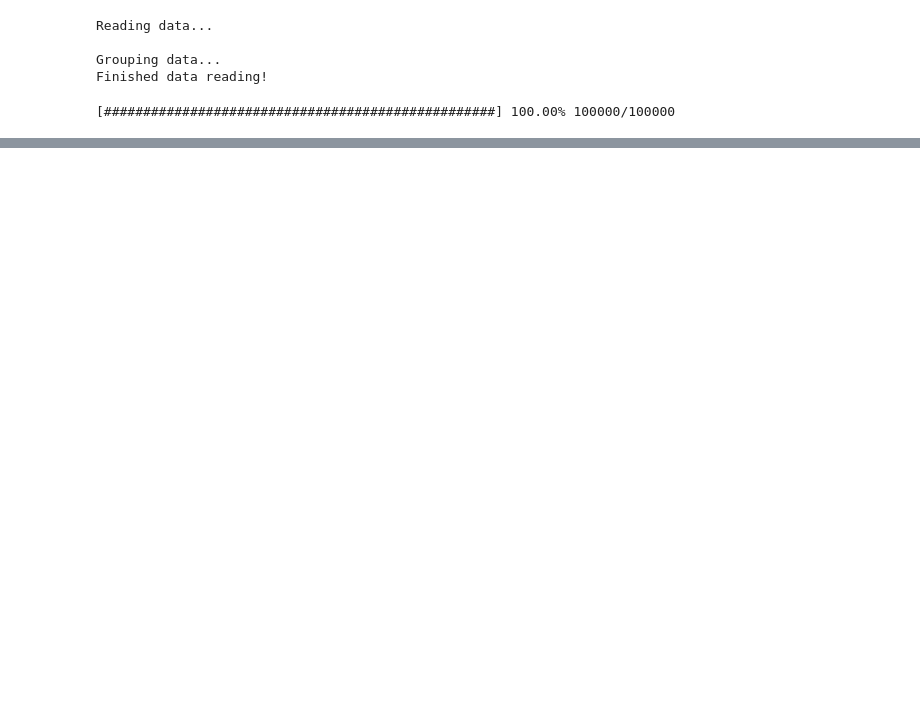
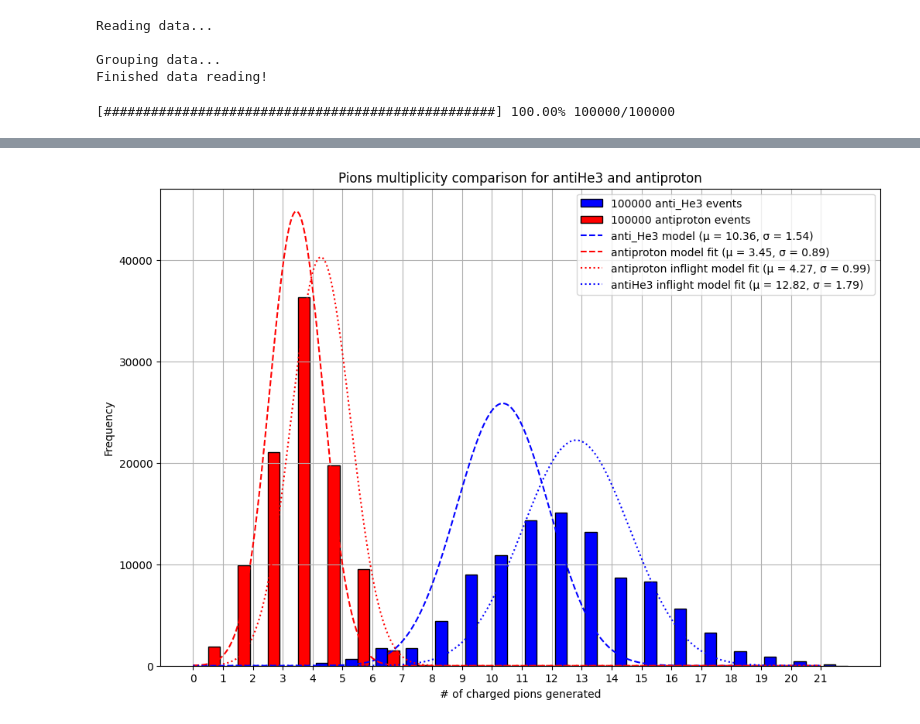
Before and after one commit to Eclipsedclaw/GRAMS, a Jupyter notebook: analysis/2023_Paper/2024_Daughter_chargedpion_analysis.ipynb, the cells around one changed output, grey strips where cells are left out. Cells and saved outputs as stored; diff of their text form; code cells hidden in the pictures; blank space fills up the shorter version.

```diff
--- a/analysis/2023_Paper/2024_Daughter_chargedpion_analysis.ipynb
+++ b/analysis/2023_Paper/2024_Daughter_chargedpion_analysis.ipynb
@@ -284,0 +324,71 @@ anti_He3_corner_Charged_pion_model = np.random.normal(anti_He3_mu, anti_He3_sigm
+# %%
+import numpy as np
+import matplotlib.pyplot as plt
+from scipy.stats import norm
+
+# Your data
+He3bar_charged_pion = anti_He3_Pion_profile[0] + anti_He3_Pion_profile[1]
+He3bar_charged_pion = np.repeat(He3bar_charged_pion, 100, axis=0)
+protonbar_charged_pion = anti_proton_Pion_profile[0] + anti_proton_Pion_profile[1]
+
+Charged_pion_comparison = [He3bar_charged_pion, protonbar_charged_pion]
+Charged_pion_label = [f'{len(He3bar_charged_pion)} anti_He3 events', f'{len(protonbar_charged_pion)} antiproton events']
+Charged_pion_color = ['blue', 'red']
+
+# Determine the range of the data to set integer bins
+all_values = np.append(He3bar_charged_pion, protonbar_charged_pion)
+min_value = min(all_values)
+max_value = max(all_values)
+bins = range(min_value, max_value + 2)  # +2 to include the last integer
+
+# Plot the histogram
+plt.figure(1, figsize=(12, 8))
+test = plt.hist(Charged_pion_comparison, bins=bins, label=Charged_pion_label, color=Charged_pion_color, edgecolor='black')  # Use density=True for normalized histogram
+
+# Set x-ticks to be integers
+plt.xticks(range(min_value, max_value + 1))
+
+# Add labels and title
+plt.xlabel('# of charged pions generated')
+plt.ylabel('Frequency')
+plt.legend()
+plt.title('Pions multiplicity comparison for antiHe3 and antiproton')
+
+# Fit a Gaussian to one of the datasets (e.g., He3bar_charged_pion)
+mu1, sigma1 = anti_He3_mu, anti_He3_sigma  # Calculate mean and std
+x = np.linspace(min_value, max_value, 1000)  # Create x values for the Gaussian curve
+y1 = norm.pdf(x, mu1, sigma1)  # Calculate the Gaussian PDF
+
+# Plot the Gaussian curve
+plt.plot(x, 100000*y1, 'b--', label=f'anti_He3 model (μ = {mu1:.2f}, σ = {sigma1:.2f})')
+
+
+# Fit a Gaussian to one of the datasets (e.g., He3bar_charged_pion)
+mu2, sigma2 = anti_proton_mu, anti_proton_sigma # Calculate mean and std
+y2 = norm.pdf(x, mu2, sigma2)  # Calculate the Gaussian PDF
+
+# Plot the Gaussian curve
+plt.plot(x, 100000*y2, 'r--', label=f'antiproton model fit (μ = {mu2:.2f}, σ = {sigma2:.2f})')
+
+
+# annihilation in flight
+inflight_mu = (2.65 + 3.65 * np.log(2.8)) * 2/3
+inflight_sigma = np.sqrt(inflight_mu * 0.174 * math.pow(2, 0.4))
+mu3, sigma3 = inflight_mu, inflight_sigma # Calculate mean and std
+y3 = norm.pdf(x, mu3, sigma3)  # Calculate the Gaussian PDF
+plt.plot(x, 100000*y3, color = 'r', linestyle='dotted', label=f'antiproton inflight model fit (μ = {mu3:.2f}, σ = {sigma3:.2f})')
+
+# annihilation in flight
+inflight_mu = 3*(2.65 + 3.65 * np.log(2.8)) * 2/3
+inflight_sigma = np.sqrt(inflight_mu * 0.174 * math.pow(2.5, 0.4))
+mu4, sigma4 = inflight_mu, inflight_sigma # Calculate mean and std
+y4 = norm.pdf(x, mu4, sigma4)  # Calculate the Gaussian PDF
+plt.plot(x, 100000*y4, color = 'b', linestyle='dotted', label=f'antiHe3 inflight model fit (μ = {mu4:.2f}, σ = {sigma4:.2f})')
+
+
+# Show the plot
+plt.legend()
+plt.grid(True)
+plt.show()
+# %% [output]
+[figure, added]
```
Also changed, not shown: parts of 8 cells of this notebook, 3 other files.
